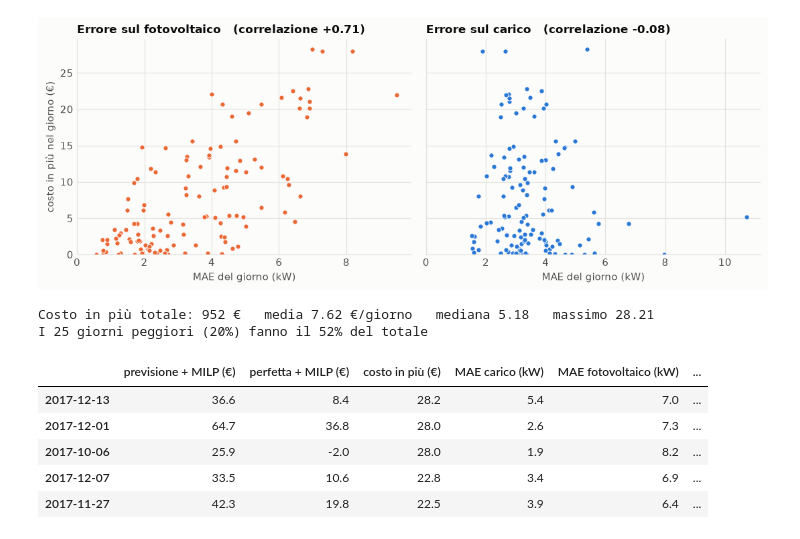
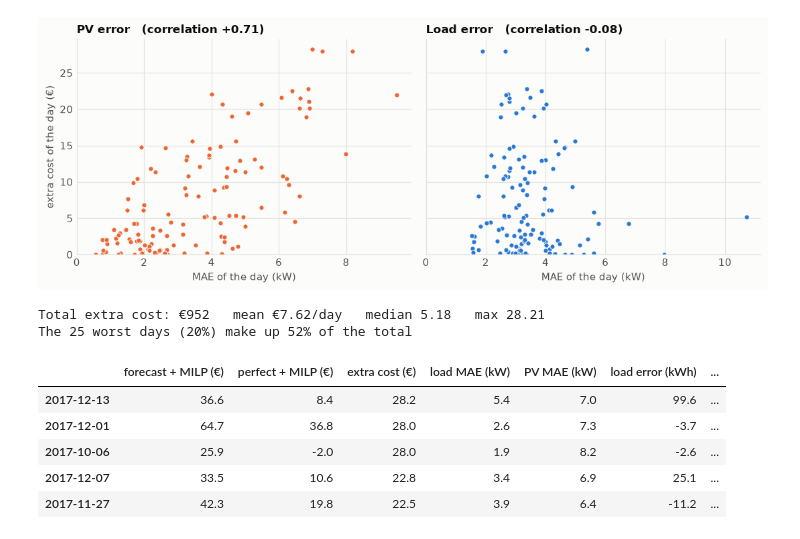
Before and after one commit to irreprensibile22/MicroGrid, a Jupyter notebook: notebooks/03_results.ipynb, the cells around one changed output. Cells and saved outputs as stored; diff of their text form; code cells hidden in the pictures.

```diff
--- a/notebooks/03_results.ipynb
+++ b/notebooks/03_results.ipynb
@@ -78,12 +76,12 @@ fig, ax = plt.subplots(figsize=(9, 4.2))
 offsets = {"perfect": 14, "rule": 2, "milp_corrected": -12, "milp": 0}
 for name in with_battery:
     ax.plot(saving.index, saving[name], label=STRATEGIES[name], **STRATEGY_STYLES[name])
-    ax.annotate(f"{euro(saving[name].iloc[-1])} €", (saving.index[-1], saving[name].iloc[-1]),
+    ax.annotate(f"€{saving[name].iloc[-1]:,.0f}", (saving.index[-1], saving[name].iloc[-1]),
                 xytext=(6, offsets[name]), textcoords="offset points", va="center", fontsize=9)
 ax.set_xlim(saving.index[0], saving.index[-1] + pd.Timedelta(days=11))
 ax.set_ylim(0, None)
 ax.set_ylabel("€")
-ax.set_title("Risparmio cumulato rispetto a nessuna batteria")
+ax.set_title("Cumulative saving relative to no battery")
 ax.xaxis.set_major_locator(mdates.MonthLocator())
 ax.xaxis.set_major_formatter(mdates.DateFormatter("%b %Y"))
 ax.legend(loc="upper left", fontsize=9)
@@ -115,32 +113,32 @@ Il costo in più di un giorno è la differenza fra *Previsione + MILP* e *Previs
 # %%
-extra = (daily["milp"] - daily["perfect"]).rename("costo in più (€)")
+extra = (daily["milp"] - daily["perfect"]).rename("extra cost (€)")
 fig, axes = plt.subplots(1, 2, figsize=(10, 3.8), sharey=True)
-panels = [("pv_mae_kw", "pv", "Errore sul fotovoltaico"), ("load_mae_kw", "load", "Errore sul carico")]
+panels = [("pv_mae_kw", "pv", "PV error"), ("load_mae_kw", "load", "Load error")]
 for ax, (column, color, title) in zip(axes, panels):
     ax.scatter(daily[column], extra, s=22, color=COLORS[color], edgecolor="white", linewidth=0.6)
-    ax.set_xlabel("MAE del giorno (kW)")
+    ax.set_xlabel("MAE of the day (kW)")
     ax.set_xlim(0, None)
-    ax.set_title(f"{title}   (correlazione {extra.corr(daily[column]):+.2f})")
-axes[0].set_ylabel("costo in più nel giorno (€)")
+    ax.set_title(f"{title}   (correlation {extra.corr(daily[column]):+.2f})")
+axes[0].set_ylabel("extra cost of the day (€)")
 axes[0].set_ylim(0, None)
 fig.tight_layout()
 plt.show()
 
-print(f"Costo in più totale: {extra.sum():.0f} €   media {extra.mean():.2f} €/giorno   mediana {extra.median():.2f}   massimo {extra.max():.2f}")
-print(f"I 25 giorni peggiori (20%) fanno il {extra.nlargest(25).sum() / extra.sum():.0%} del totale")
+print(f"Total extra cost: €{extra.sum():.0f}   mean €{extra.mean():.2f}/day   median {extra.median():.2f}   max {extra.max():.2f}")
+print(f"The 25 worst days (20%) make up {extra.nlargest(25).sum() / extra.sum():.0%} of the total")
 worst = daily.loc[extra.nlargest(5).index, ["milp", "perfect", "load_mae_kw", "pv_mae_kw", "load_error_kwh", "pv_error_kwh"]]
-worst.insert(2, "costo in più (€)", extra)
+worst.insert(2, "extra cost (€)", extra)
 worst.index = worst.index.date
-worst.rename(columns={"milp": "previsione + MILP (€)", "perfect": "perfetta + MILP (€)", "load_mae_kw": "MAE carico (kW)",
-                      "pv_mae_kw": "MAE fotovoltaico (kW)", "load_error_kwh": "errore carico (kWh)",
-                      "pv_error_kwh": "errore fotovoltaico (kWh)"}).round(1)
+worst.rename(columns={"milp": "forecast + MILP (€)", "perfect": "perfect + MILP (€)", "load_mae_kw": "load MAE (kW)",
+                      "pv_mae_kw": "PV MAE (kW)", "load_error_kwh": "load error (kWh)",
+                      "pv_error_kwh": "PV error (kWh)"}).round(1)
 # %% [output]
-[figure, old version]
+[figure, new version]
-Costo in più totale: 952 €   media 7.62 €/giorno   mediana 5.18   massimo 28.21
-I 25 giorni peggiori (20%) fanno il 52% del totale
+Total extra cost: €952   mean €7.62/day   median 5.18   max 28.21
+The 25 worst days (20%) make up 52% of the total
-|  | previsione + MILP (€) | perfetta + MILP (€) | costo in più (€) | MAE carico (kW) | MAE fotovoltaico (kW) | ... |
-| 2017-12-13 | 36.6 | 8.4 | 28.2 | 5.4 | 7.0 | ... |
-| 2017-12-01 | 64.7 | 36.8 | 28.0 | 2.6 | 7.3 | ... |
-| 2017-10-06 | 25.9 | -2.0 | 28.0 | 1.9 | 8.2 | ... |
-| 2017-12-07 | 33.5 | 10.6 | 22.8 | 3.4 | 6.9 | ... |
-| 2017-11-27 | 42.3 | 19.8 | 22.5 | 3.9 | 6.4 | ... |
+|  | forecast + MILP (€) | perfect + MILP (€) | extra cost (€) | load MAE (kW) | PV MAE (kW) | load error (kWh) | ... |
+| 2017-12-13 | 36.6 | 8.4 | 28.2 | 5.4 | 7.0 | 99.6 | ... |
+| 2017-12-01 | 64.7 | 36.8 | 28.0 | 2.6 | 7.3 | -3.7 | ... |
+| 2017-10-06 | 25.9 | -2.0 | 28.0 | 1.9 | 8.2 | -2.6 | ... |
+| 2017-12-07 | 33.5 | 10.6 | 22.8 | 3.4 | 6.9 | 25.1 | ... |
+| 2017-11-27 | 42.3 | 19.8 | 22.5 | 3.9 | 6.4 | -11.2 | ... |
```
Also changed, not shown: parts of 30 cells of this notebook, 33 other files.
